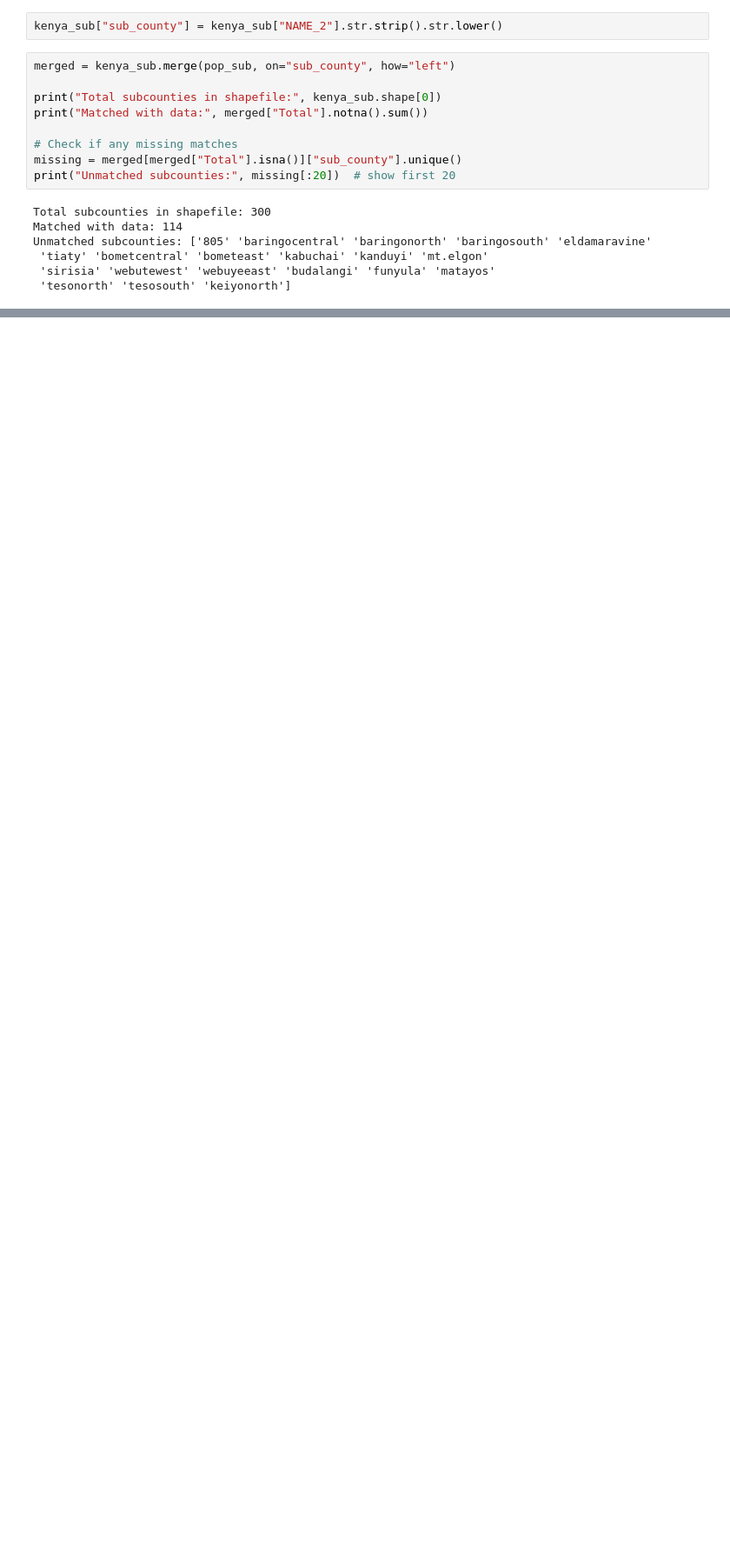
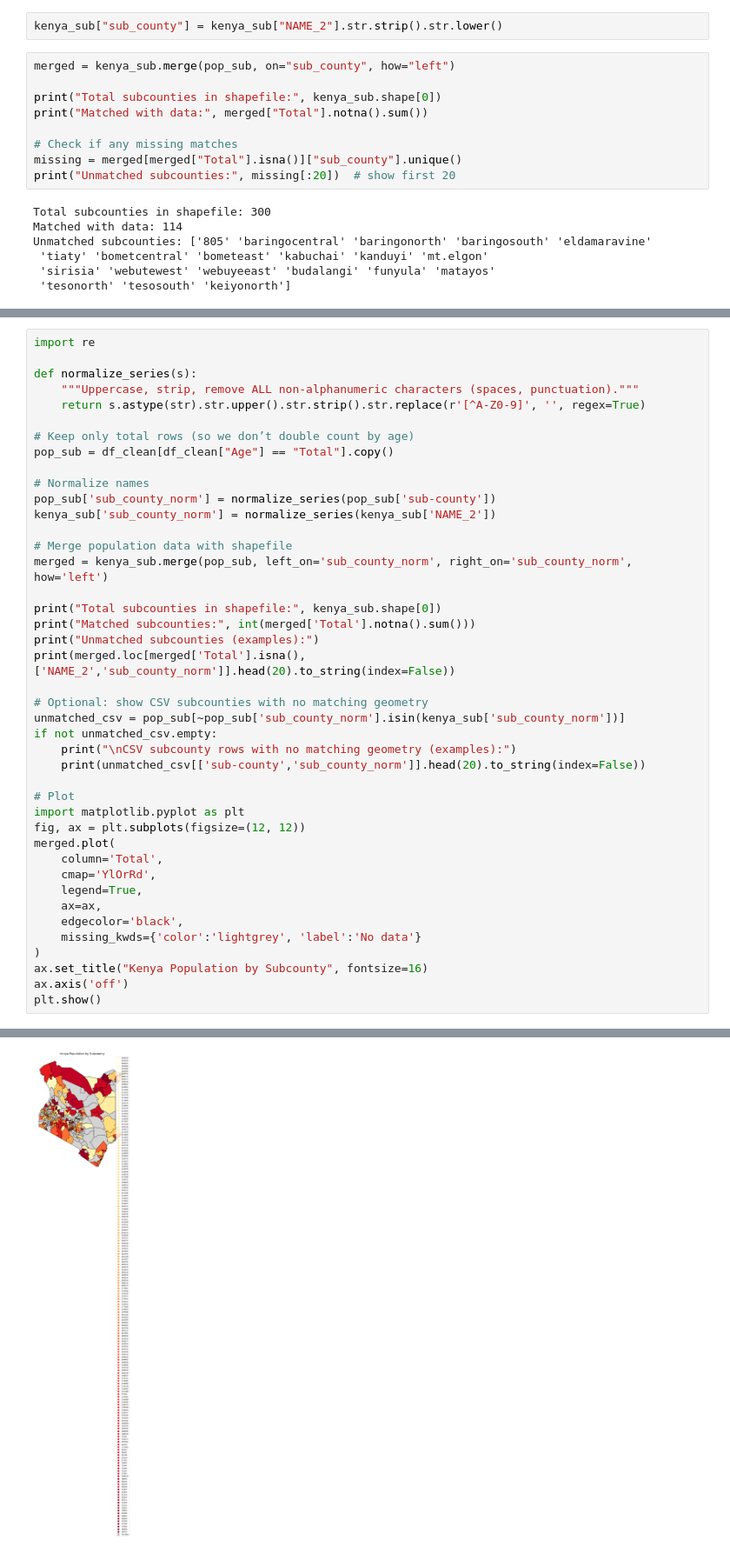
Before and after one commit to ChiriKamau/soma, a Jupyter notebook: notebooks/soma.ipynb, the cells around one changed output, grey strips where cells are left out. Shown at 87% size. Saved outputs shown, nothing was run; the diff lists cells and outputs as text; blank space fills up the shorter version.

```diff
--- a/notebooks/soma.ipynb
+++ b/notebooks/soma.ipynb
@@ -174,0 +269,43 @@ plt.show()
+# %%
+import re
+
+def normalize_series(s):
+    """Uppercase, strip, remove ALL non-alphanumeric characters (spaces, punctuation)."""
+    return s.astype(str).str.upper().str.strip().str.replace(r'[^A-Z0-9]', '', regex=True)
+
+# Keep only total rows (so we don’t double count by age)
+pop_sub = df_clean[df_clean["Age"] == "Total"].copy()
+
+# Normalize names
+pop_sub['sub_county_norm'] = normalize_series(pop_sub['sub-county'])
+kenya_sub['sub_county_norm'] = normalize_series(kenya_sub['NAME_2'])
+
+# Merge population data with shapefile
+merged = kenya_sub.merge(pop_sub, left_on='sub_county_norm', right_on='sub_county_norm', how='left')
+
+print("Total subcounties in shapefile:", kenya_sub.shape[0])
+print("Matched subcounties:", int(merged['Total'].notna().sum()))
+print("Unmatched subcounties (examples):")
+print(merged.loc[merged['Total'].isna(), ['NAME_2','sub_county_norm']].head(20).to_string(index=False))
+
+# Optional: show CSV subcounties with no matching geometry
+unmatched_csv = pop_sub[~pop_sub['sub_county_norm'].isin(kenya_sub['sub_county_norm'])]
+if not unmatched_csv.empty:
+    print("\nCSV subcounty rows with no matching geometry (examples):")
+    print(unmatched_csv[['sub-county','sub_county_norm']].head(20).to_string(index=False))
+
+# Plot
+import matplotlib.pyplot as plt
+fig, ax = plt.subplots(figsize=(12, 12))
+merged.plot(
+    column='Total',
+    cmap='YlOrRd',
+    legend=True,
+    ax=ax,
+    edgecolor='black',
+    missing_kwds={'color':'lightgrey', 'label':'No data'}
+)
+ax.set_title("Kenya Population by Subcounty", fontsize=16)
+ax.axis('off')
+plt.show()
+# %% [output]
@@ -174,0 +329 @@ plt.show()
+[figure, added]
```
Also changed, not shown: parts of 7 cells of this notebook.
